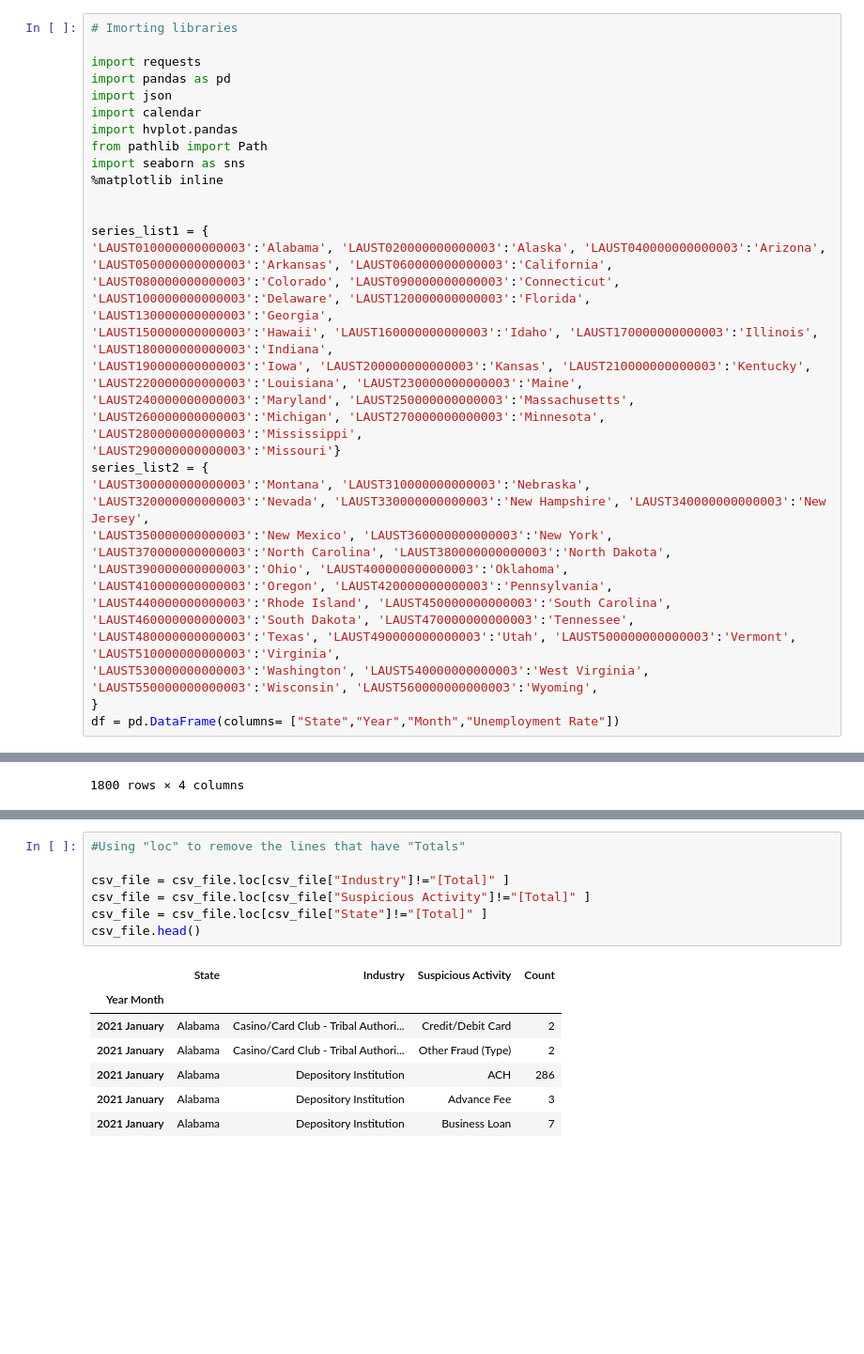
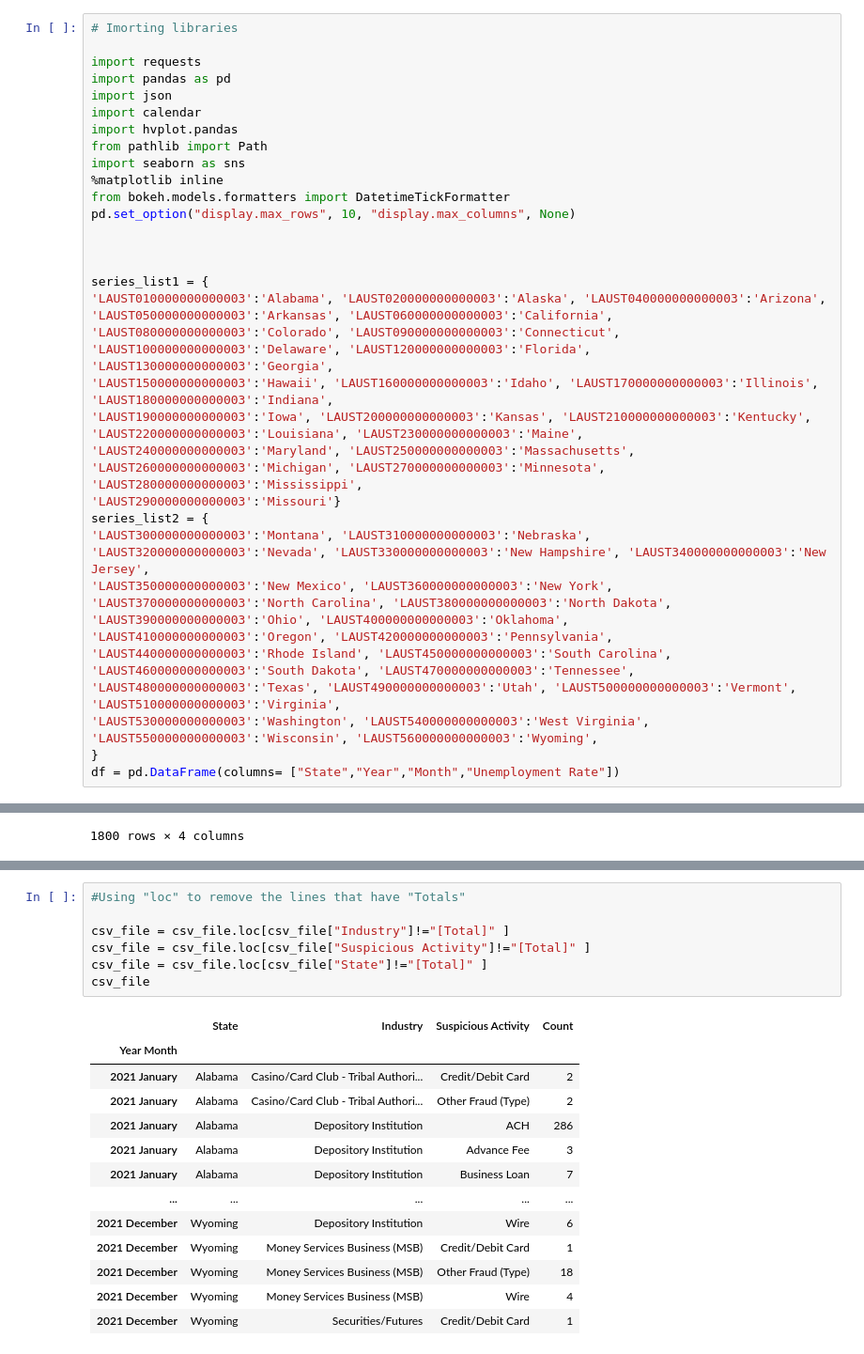
Before and after one commit to AkanSri/Project-1, a Jupyter notebook: Personal_Hakob/code_hakob.ipynb, the cells around one changed output, grey strips where cells are left out. Shown at 94% size. Drawn from its saved outputs; the diff is of its cells as text; blank space fills up the shorter version.

```diff
--- a/Personal_Hakob/code_hakob.ipynb
+++ b/Personal_Hakob/code_hakob.ipynb
@@ -9,6 +9,9 @@ import hvplot.pandas
 from pathlib import Path
 import seaborn as sns
 %matplotlib inline
+from bokeh.models.formatters import DatetimeTickFormatter
+pd.set_option("display.max_rows", 10, "display.max_columns", None)
+
 
 
 series_list1 = {
@@ -109,15 +119,21 @@ csv_file.head()
 # %%
 #Using "loc" to remove the lines that have "Totals"
 
 csv_file = csv_file.loc[csv_file["Industry"]!="[Total]" ]
 csv_file = csv_file.loc[csv_file["Suspicious Activity"]!="[Total]" ]
 csv_file = csv_file.loc[csv_file["State"]!="[Total]" ]
-csv_file.head()
+csv_file
 # %% [output]
 |  | State | Industry | Suspicious Activity | Count |
 | Year Month |  |  |  |  |
 | 2021 January | Alabama | Casino/Card Club - Tribal Authori... | Credit/Debit Card | 2 |
 | 2021 January | Alabama | Casino/Card Club - Tribal Authori... | Other Fraud (Type) | 2 |
 | 2021 January | Alabama | Depository Institution | ACH | 286 |
 | 2021 January | Alabama | Depository Institution | Advance Fee | 3 |
 | 2021 January | Alabama | Depository Institution | Business Loan | 7 |
+| ... | ... | ... | ... | ... |
+| 2021 December | Wyoming | Depository Institution | Wire | 6 |
+| 2021 December | Wyoming | Money Services Business (MSB) | Credit/Debit Card | 1 |
+| 2021 December | Wyoming | Money Services Business (MSB) | Other Fraud (Type) | 18 |
+| 2021 December | Wyoming | Money Services Business (MSB) | Wire | 4 |
+| 2021 December | Wyoming | Securities/Futures | Credit/Debit Card | 1 |
```
Also changed, not shown: parts of 22 cells of this notebook.
